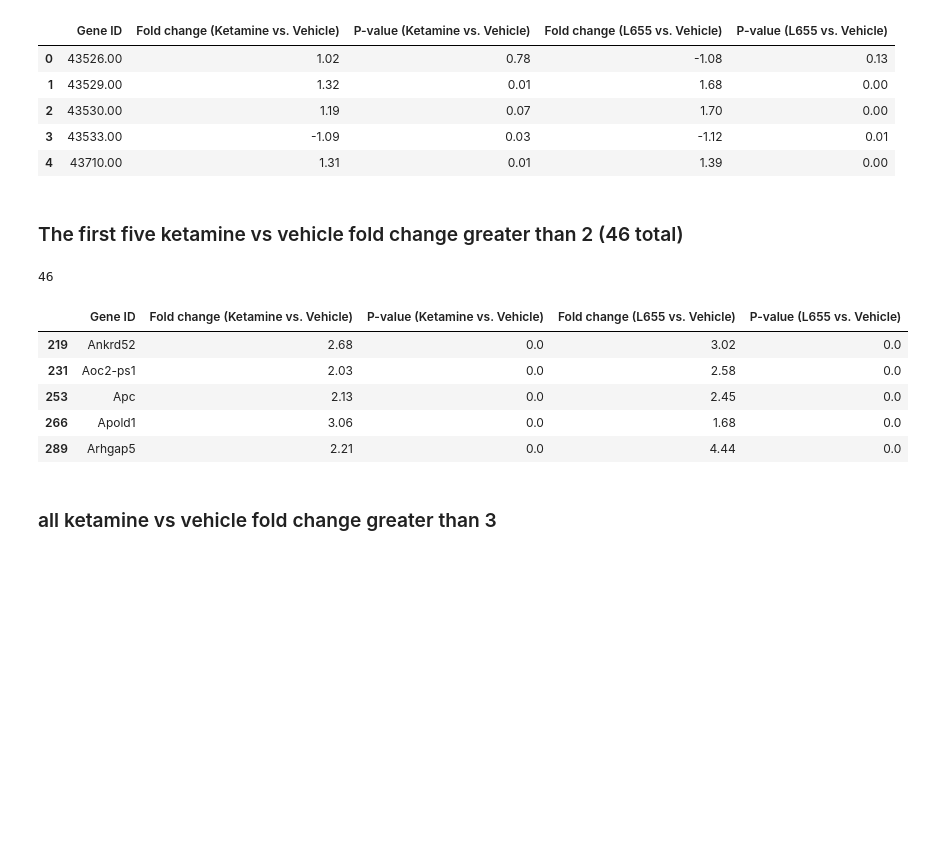
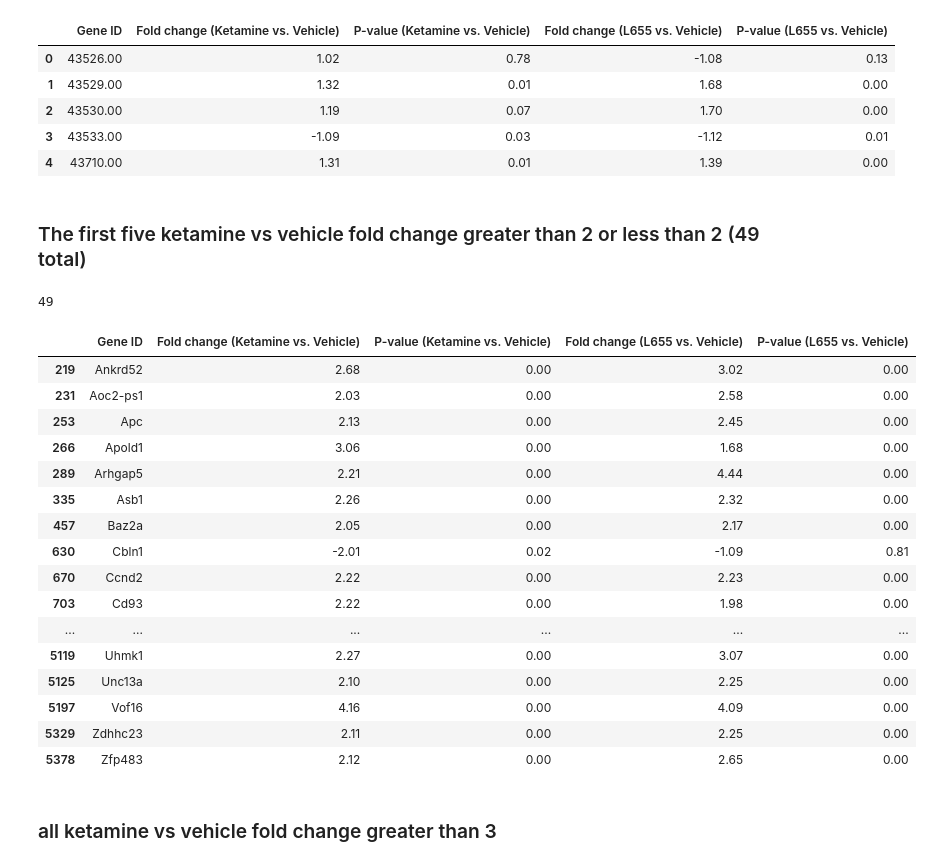
Before and after one commit to loftusa/General-Projects-And-Scripts, a Jupyter notebook: Analyses/alex-genetics-data/Alex_data.ipynb, the cells around one changed output. Drawn from its saved outputs; the diff is of its cells as text; code cells hidden in the pictures; blank space fills up the shorter version.

Commit message:
showed negative fold changes

```diff
--- a/Analyses/alex-genetics-data/Alex_data.ipynb
+++ b/Analyses/alex-genetics-data/Alex_data.ipynb
@@ -7,6 +7,7 @@ import pandas as pd
 import numpy as np
 import os
 import matplotlib.pyplot as plt
+pd.set_option('display.max_rows', 1000)
 # %% [markdown]
 ## Get data, open as dataframe
 # %% [markdown]
@@ -26,20 +27,31 @@ df.head()
 | 3 | 43533.00 | -1.09 | 0.03 | -1.12 | 0.01 |
 | 4 | 43710.00 | 1.31 | 0.01 | 1.39 | 0.00 |
 # %% [markdown]
-### The first five ketamine vs vehicle fold change greater than 2 (46 total)
+### The first five ketamine vs vehicle fold change greater than 2 or less than 2 (49 total)
 # %%
-len(df[df.iloc[:, 1] > 2])
+len(df[(df.iloc[:, 1] > 2) | (df.iloc[:, 1] < -2)])
 # %% [output]
-46
+49
 # %%
-df[df.iloc[:, 1] > 2].head()
+df[(df.iloc[:, 1] > 2) | (df.iloc[:, 1] < -2)]
 # %% [output]
 |  | Gene ID | Fold change (Ketamine vs. Vehicle) | P-value (Ketamine vs. Vehicle) | Fold change (L655 vs. Vehicle) | P-value (L655 vs. Vehicle) |
-| 219 | Ankrd52 | 2.68 | 0.0 | 3.02 | 0.0 |
-| 231 | Aoc2-ps1 | 2.03 | 0.0 | 2.58 | 0.0 |
-| 253 | Apc | 2.13 | 0.0 | 2.45 | 0.0 |
-| 266 | Apold1 | 3.06 | 0.0 | 1.68 | 0.0 |
-| 289 | Arhgap5 | 2.21 | 0.0 | 4.44 | 0.0 |
+| 219 | Ankrd52 | 2.68 | 0.00 | 3.02 | 0.00 |
+| 231 | Aoc2-ps1 | 2.03 | 0.00 | 2.58 | 0.00 |
+| 253 | Apc | 2.13 | 0.00 | 2.45 | 0.00 |
+| 266 | Apold1 | 3.06 | 0.00 | 1.68 | 0.00 |
+| 289 | Arhgap5 | 2.21 | 0.00 | 4.44 | 0.00 |
+| 335 | Asb1 | 2.26 | 0.00 | 2.32 | 0.00 |
+| 457 | Baz2a | 2.05 | 0.00 | 2.17 | 0.00 |
+| 630 | Cbln1 | -2.01 | 0.02 | -1.09 | 0.81 |
+| 670 | Ccnd2 | 2.22 | 0.00 | 2.23 | 0.00 |
+| 703 | Cd93 | 2.22 | 0.00 | 1.98 | 0.00 |
+| ... | ... | ... | ... | ... | ... |
+| 5119 | Uhmk1 | 2.27 | 0.00 | 3.07 | 0.00 |
+| 5125 | Unc13a | 2.10 | 0.00 | 2.25 | 0.00 |
+| 5197 | Vof16 | 4.16 | 0.00 | 4.09 | 0.00 |
+| 5329 | Zdhhc23 | 2.11 | 0.00 | 2.25 | 0.00 |
+| 5378 | Zfp483 | 2.12 | 0.00 | 2.65 | 0.00 |
 # %% [markdown]
 ### all ketamine vs vehicle fold change greater than 3
 # %%
```
Also changed, not shown: parts of 5 cells of this notebook.
